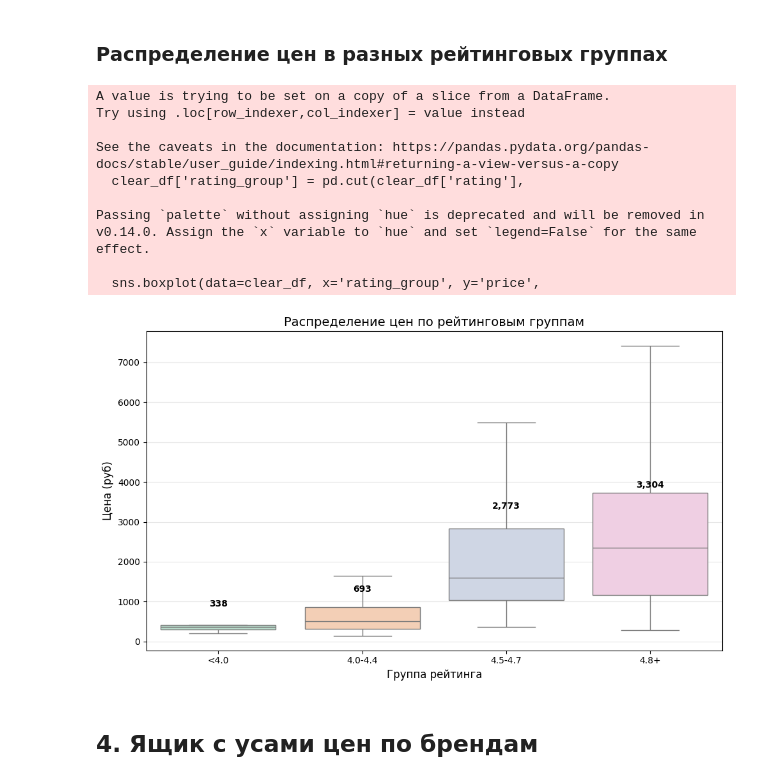
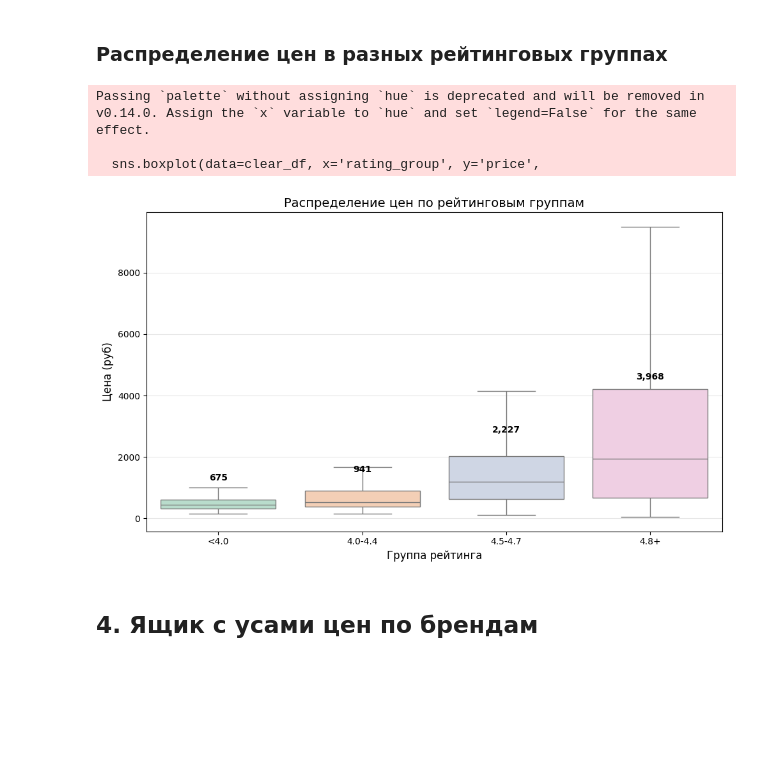
Before and after one commit to nekitmilk/ElectroPunk, a Jupyter notebook: src/notebooks/analisys.ipynb, the cells around one changed output. Saved outputs shown, nothing was run; the diff lists cells and outputs as text; code cells hidden in the pictures; blank space fills up the shorter version.

```diff
--- a/src/notebooks/analisys.ipynb
+++ b/src/notebooks/analisys.ipynb
@@ -953,10 +949,10 @@ print(clear_df["price"].quantile(0.25), clear_df["price"].quantile(0.5), clear_d
 # %%
 from sklearn.cluster import KMeans
 
-clear_df = pd.read_csv("../data/cleared_wb_products.csv")
+Goods = pd.read_csv(f'{CLEAR_DIRECTORY}{GOODS_FILE}')
 
 # Ограничим сильные выбросы 3 сигмами
-price_segment_clear_df = clear_df[clear_df["price"] <= clear_df["price"].mean() + 3 * clear_df["price"].std()]
+price_segment_clear_df = Goods[Goods["price"] <= Goods["price"].mean() + 3 * Goods["price"].std()]
 
 prices = price_segment_clear_df["price"].values.reshape(-1, 1)
 kmeans = KMeans(n_clusters=4, random_state=42).fit(prices)
@@ -969,12 +965,16 @@ See the caveats in the documentation: https://pandas.pydata.org/pandas-docs/stab
   price_segment_clear_df['price_segment'] = kmeans.labels_
 # %%
 def min_max(price_segment, df):
-    return df[df["price_segment"] == price_segment]["price"].min(), df[df["price_segment"] == price_segment]["price"].max()
+    return int(df[df["price_segment"] == price_segment]["price"].min()), int(df[df["price_segment"] == price_segment]["price"].max())
 
-print(f"Низкий ценовой сегмент: {min_max(0, price_segment_clear_df)}")
-print(f"Средний ценовой сегмент: {min_max(3, price_segment_clear_df)}")
-print(f"Средне-высокий ценовой сегмент:{min_max(2, price_segment_clear_df)}")
-print(f"Высокий ценовой сегмент:  {min_max(1, price_segment_clear_df)}")
+min_max_segments = {}
+for i in range(4):
+    min_max_segments[i] = min_max(i, price_segment_clear_df)
 
-# clear_df[clear_df["price_segment"] == 0]
+min_max_segments = sorted(min_max_segments.items(), key=lambda item: item[1] )
+
+print(f"Низкий ценовой сегмент: {min_max_segments[0][1]}")
+print(f"Средний ценовой сегмент: {min_max_segments[1][1]}")
+print(f"Средне-высокий ценовой сегмент:{min_max_segments[2][1]}")
+print(f"Высокий ценовой сегмент:  {min_max_segments[3][1]}")
 # %% [output]
@@ -1148,42 +1090,36 @@ plt.show()
 # %% [markdown]
 ### Распределение цен в разных рейтинговых группах
 # %%
-#
+plt.figure(figsize=(10, 6))
 
-plt.figure(figsize=(10, 6))
+clear_df = Goods.copy()
 
 # Создаем рейтинговые группы
 clear_df['rating_group'] = pd.cut(clear_df['rating'],
                                    bins=[0, 3.9, 4.4, 4.7, 5],
                                    labels=['<4.0', '4.0-4.4', '4.5-4.7', '4.8+'])
 
 sns.boxplot(data=clear_df, x='rating_group', y='price',
            palette='Pastel2', showfliers=False)
 
 plt.title('Распределение цен по рейтинговым группам', fontsize=14)
 plt.xlabel('Группа рейтинга', fontsize=12)
 plt.ylabel('Цена (руб)', fontsize=12)
 plt.grid(axis='y', alpha=0.3)
 
 # Добавляем средние значения
 means = clear_df.groupby('rating_group')['price'].mean()
 for i, mean in enumerate(means):
     plt.text(i, mean+500, f'{mean:,.0f}',
             ha='center', va='bottom', fontweight='bold')
 
 plt.tight_layout()
 plt.show()
 # %% [output]
-A value is trying to be set on a copy of a slice from a DataFrame.
-Try using .loc[row_indexer,col_indexer] = value instead
-
-See the caveats in the documentation: https://pandas.pydata.org/pandas-docs/stable/user_guide/indexing.html#returning-a-view-versus-a-copy
-  clear_df['rating_group'] = pd.cut(clear_df['rating'],
-
 Passing `palette` without assigning `hue` is deprecated and will be removed in v0.14.0. Assign the `x` variable to `hue` and set `legend=False` for the same effect.
 
   sns.boxplot(data=clear_df, x='rating_group', y='price',
-[figure, old version]
+[figure, new version]
 # %% [markdown]
 ## 4. Ящик с усами цен по брендам
 # %%
```
Also changed, not shown: parts of 49 cells of this notebook, 3 other files.
